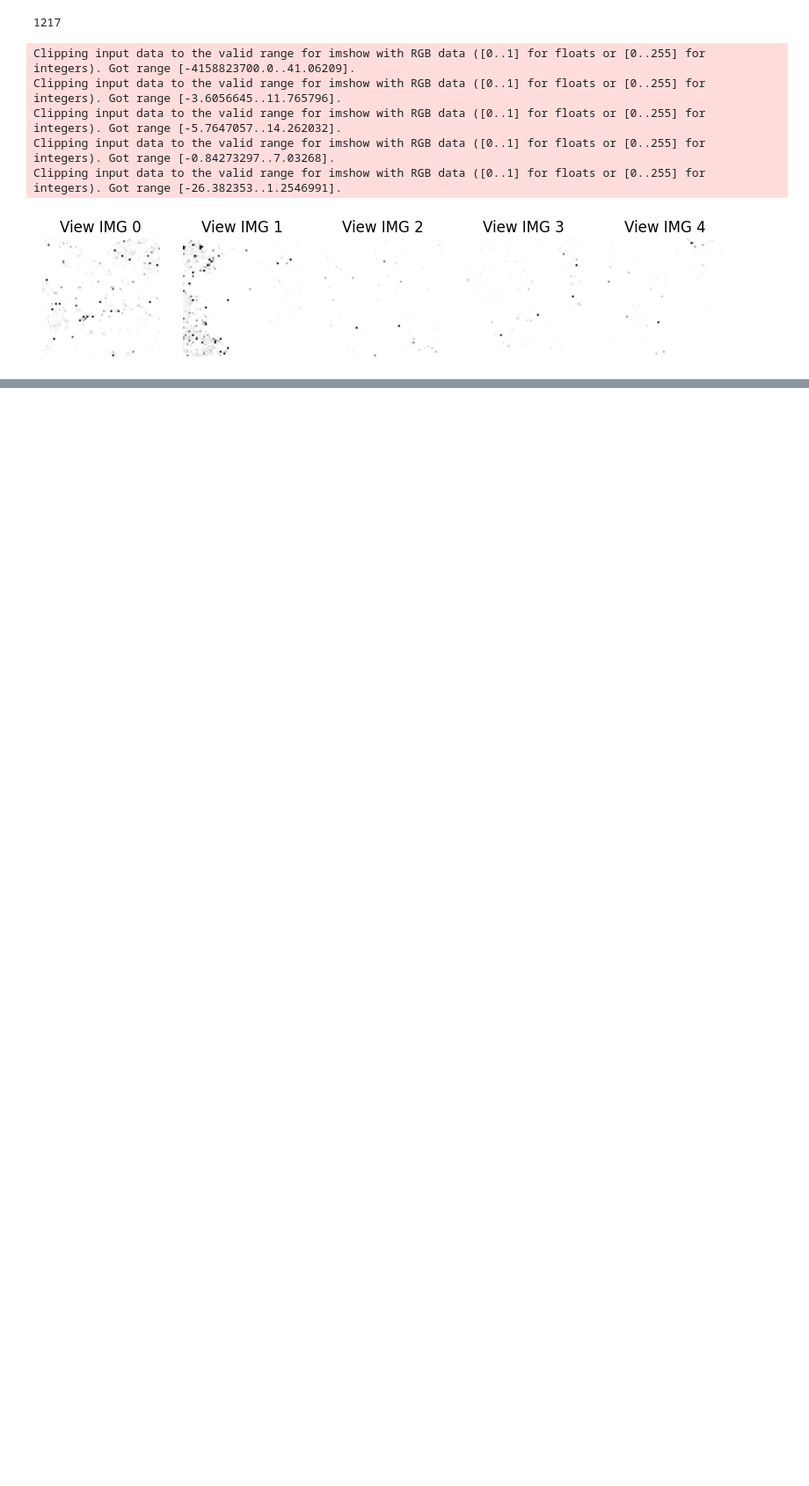
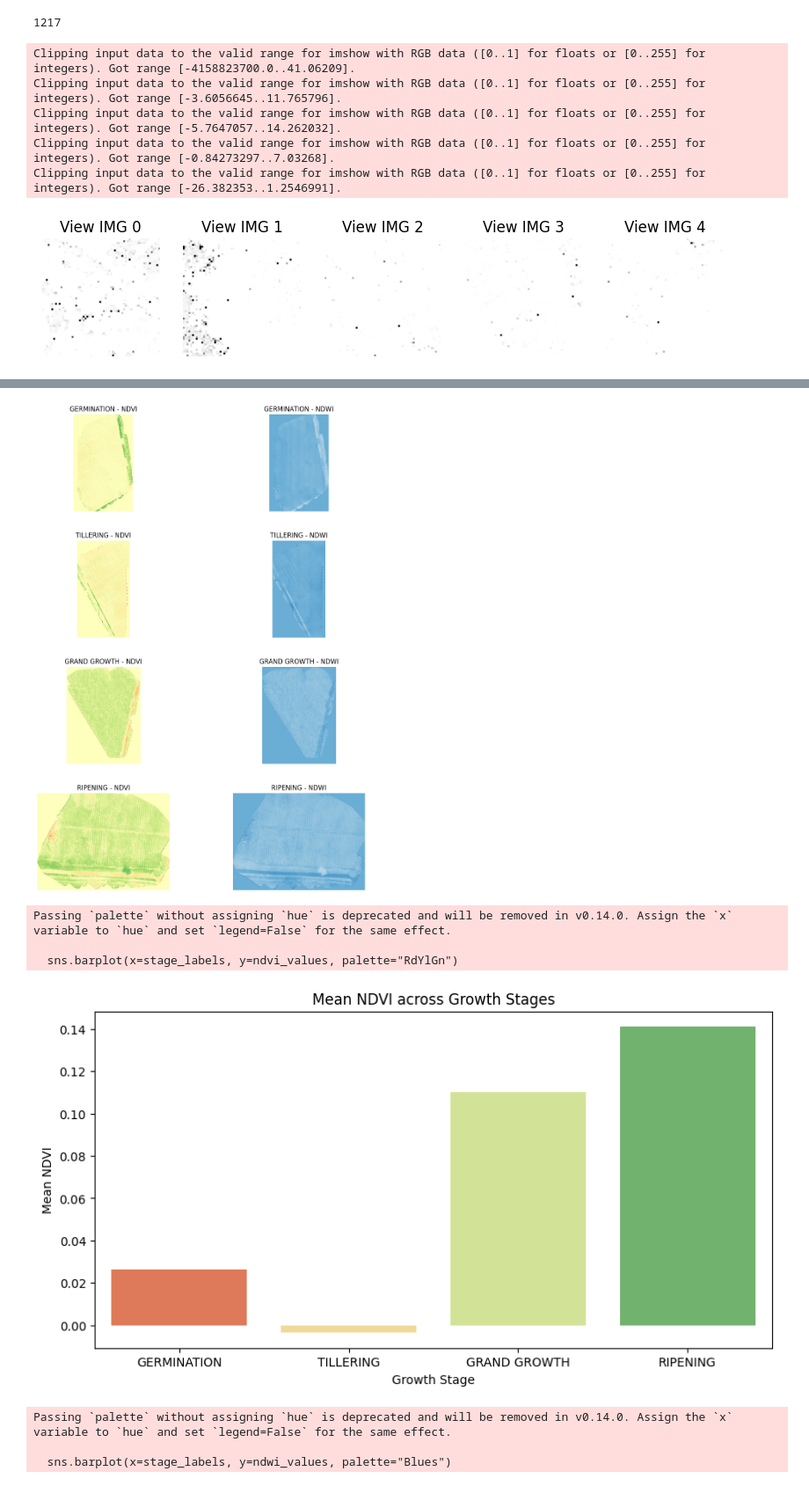
Before and after one commit to SasanDilanthaSTD/Research_Prepare, a Jupyter notebook: Notebooks/Visuliz_data.ipynb, the cells around one changed output, grey strips where cells are left out. Shown at 88% size. Cells and saved outputs as stored; diff of their text form; code cells hidden in the pictures; blank space fills up the shorter version.

Commit message:
data preprocess start agin

```diff
--- a/Notebooks/Visuliz_data.ipynb
+++ b/Notebooks/Visuliz_data.ipynb
@@ -36,0 +65,12 @@ Clipping input data to the valid range for imshow with RGB data ([0..1] for floa
+# %%
+# Define paths
+base = Path('../data/MULTISPECTRAL/')
+stages = [
+    ("GERMINATION", os.path.join(base, "germination/main/germination_main.tif")),
+    ("TILLERING", os.path.join(base, "tillering/main/tillering_main.tif")),
+    ("GRAND GROWTH", os.path.join(base, "grand_growth/main/grand_growth_main.tif")),
+    ("RIPENING", os.path.join(base, "ripening/main/ripening_main.tif"))
+]
+
+# Clear unnessary variables to save the memory
+gc.collect()
@@ -36,0 +79,45 @@ Clipping input data to the valid range for imshow with RGB data ([0..1] for floa
+# %%
+# Create figure with 4 rows and 2 columns
+fig, axes = plt.subplots(nrows=4, ncols=2, figsize=(12, 16))
+plt.subplots_adjust(hspace=0.3)
+
+ndvi_values = []
+ndwi_values = []
+stage_labels = []
+
+# Process each stage
+for i, (stage, path) in enumerate(stages):
+    mean_ndvi, mean_ndwi = mulsepc_img_view(path, stage, axes[i, 0], axes[i, 1])
+    ndvi_values.append(mean_ndvi)
+    ndwi_values.append(mean_ndwi)
+    stage_labels.append(stage)
+
+# Clear unnessary variables to save the memory
+gc.collect()
+
+# Show the plots
+plt.show()
+
+# Create bar plots for Stage vs NDVI and Stage vs NDWI
+plt.figure(figsize=(10, 5))
+sns.barplot(x=stage_labels, y=ndvi_values, palette="RdYlGn")
+plt.xlabel("Growth Stage")
+plt.ylabel("Mean NDVI")
+plt.title("Mean NDVI across Growth Stages")
+plt.show()
+
+plt.figure(figsize=(10, 5))
+sns.barplot(x=stage_labels, y=ndwi_values, palette="Blues")
+plt.xlabel("Growth Stage")
+plt.ylabel("Mean NDWI")
+plt.title("Mean NDWI across Growth Stages")
+plt.show()
+# %% [output]
+[figure, added]
+Passing `palette` without assigning `hue` is deprecated and will be removed in v0.14.0. Assign the `x` variable to `hue` and set `legend=False` for the same effect.
+
+  sns.barplot(x=stage_labels, y=ndvi_values, palette="RdYlGn")
+[figure, added]
+Passing `palette` without assigning `hue` is deprecated and will be removed in v0.14.0. Assign the `x` variable to `hue` and set `legend=False` for the same effect.
+
+  sns.barplot(x=stage_labels, y=ndwi_values, palette="Blues")
```
Also changed, not shown: parts of 5 cells of this notebook, 5 other files.
